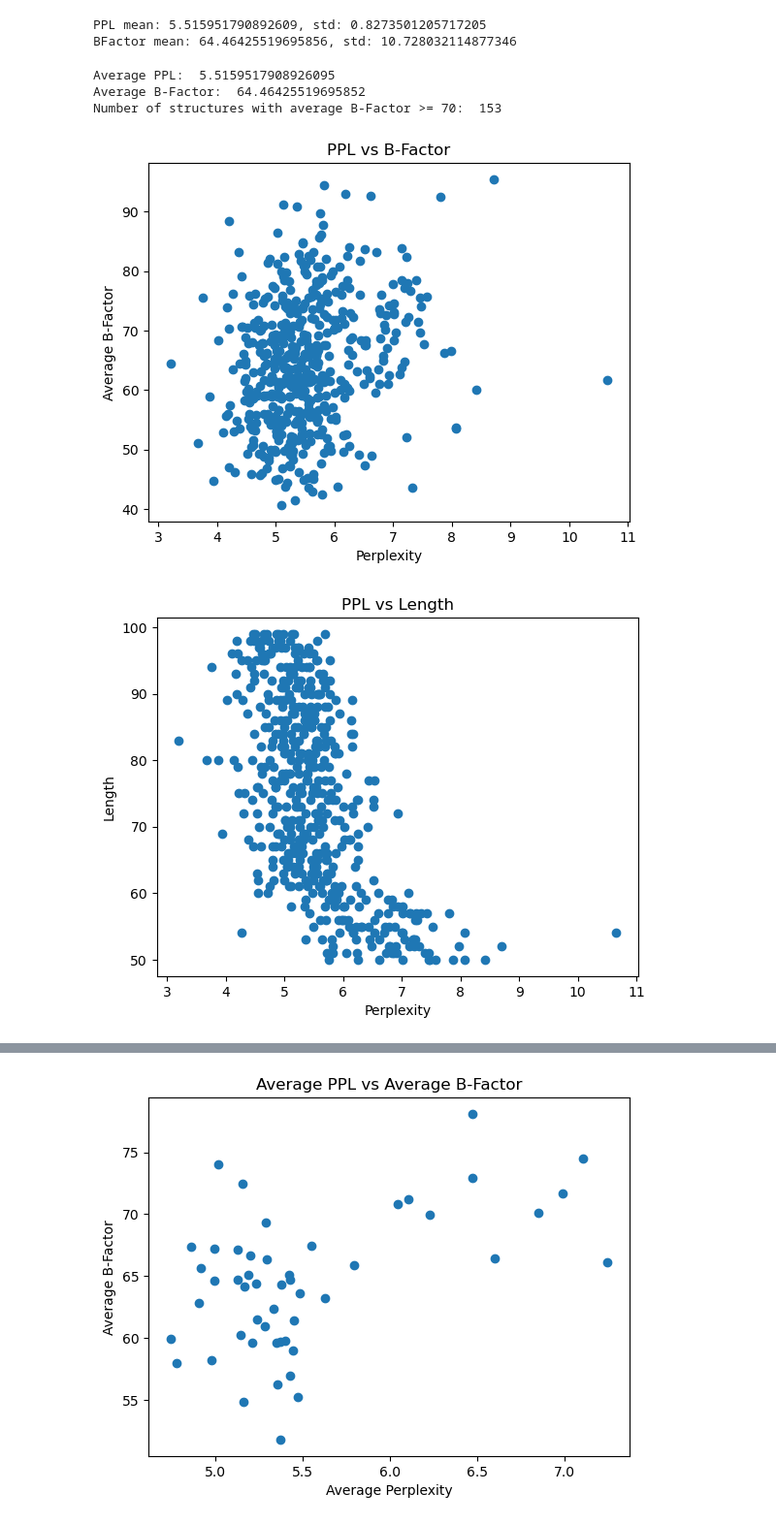
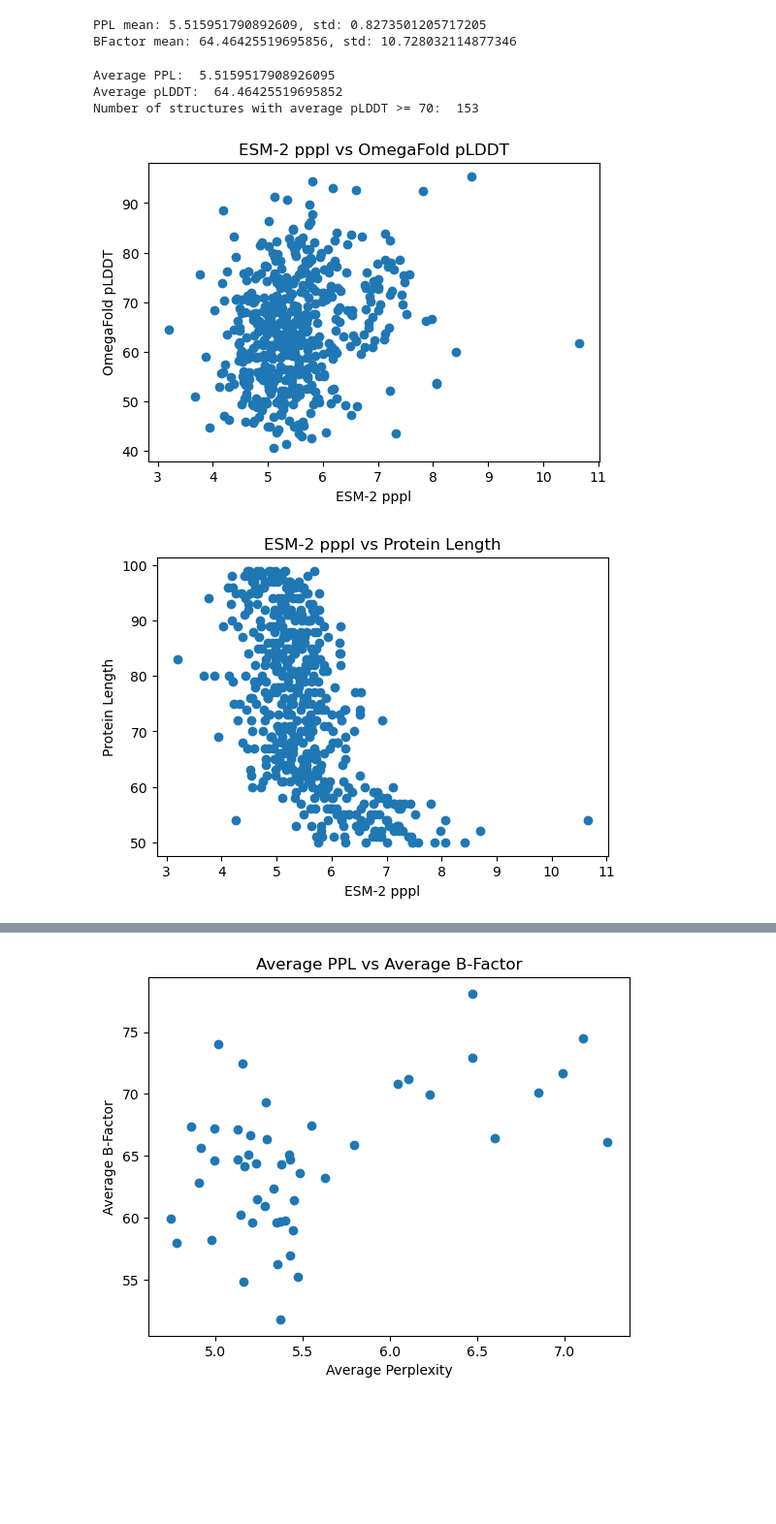
Before and after one commit to mehulbhuradia/Enzymix, a Jupyter notebook: sequence_plots.ipynb, the cells around one changed output, grey strips where cells are left out. Shown at 97% size. Drawn from its saved outputs; the diff is of its cells as text; code cells hidden in the pictures; blank space fills up the shorter version.

Commit message:
plots

```diff
--- a/sequence_plots.ipynb
+++ b/sequence_plots.ipynb
@@ -24,33 +24,38 @@ PPL mean: 5.515951790892609, std: 0.8273501205717205
 BFactor mean: 64.46425519695856, std: 10.728032114877346
 # %%
 print("Average PPL: ", sum(ppls)/len(ppls),)
-print("Average B-Factor: ", sum(bs)/len(bs))
+print("Average pLDDT: ", sum(bs)/len(bs))
 count = 0
 for b in bs:
     if b >= 70:
         count += 1
-print("Number of structures with average B-Factor >= 70: ", count)
+print("Number of structures with average pLDDT >= 70: ", count)
 # %% [output]
 Average PPL:  5.5159517908926095
-Average B-Factor:  64.46425519695852
-Number of structures with average B-Factor >= 70:  153
+Average pLDDT:  64.46425519695852
+Number of structures with average pLDDT >= 70:  153
 # %%
-# Make a scatter plot of PPL vs B-Factor
+# Make a scatter plot of PPL vs pLDDT
+# Fixed figure size
 import matplotlib.pyplot as plt
+plt.figure(figsize=(6, 4))
 plt.scatter(ppls, bs)
-plt.xlabel('Perplexity')
-plt.ylabel('Average B-Factor')
-plt.title('PPL vs B-Factor')
+plt.xlabel('ESM-2 pppl')
+plt.ylabel('OmegaFold pLDDT')
+plt.title('ESM-2 pppl vs OmegaFold pLDDT')
+plt.savefig('saved_plots/ppl_vs_bfactor.png')
 plt.show()
 # %% [output]
-[figure, old version]
+[figure, new version]
 # %%
 # Make a scatter plot of PPL vs Length
+plt.figure(figsize=(6, 4))
 plt.scatter(ppls, lengths)
-plt.xlabel('Perplexity')
-plt.ylabel('Length')
-plt.title('PPL vs Length')
+plt.xlabel('ESM-2 pppl')
+plt.ylabel('Protein Length')
+plt.title('ESM-2 pppl vs Protein Length')
+plt.savefig('saved_plots/ppl_vs_length.png')
 plt.show()
 # %% [output]
-[figure, old version]
+[figure, new version]
 # %%
```
Also changed, not shown: parts of 6 cells of this notebook, 6 other files.
